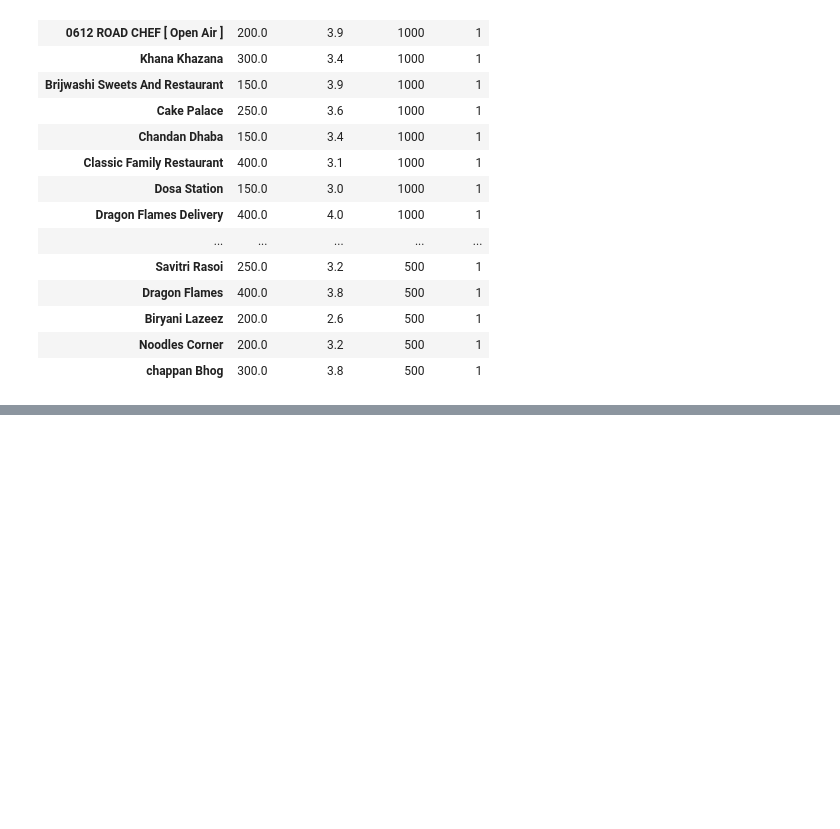
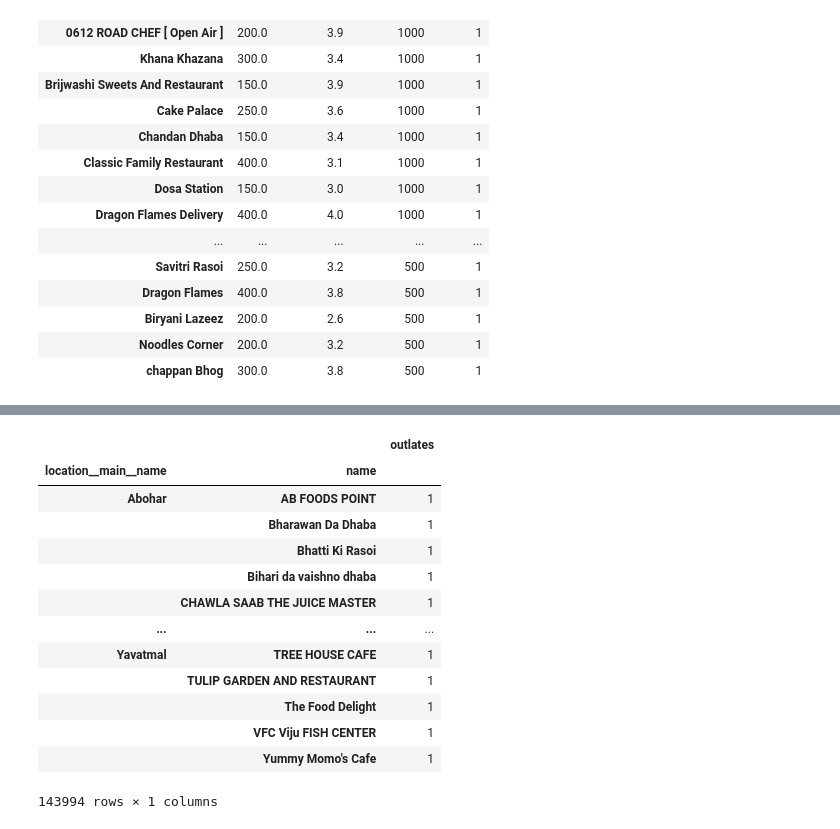
Before and after one commit to mm-reza/Hack-a-thon-GeeksforGeeks, a Jupyter notebook: Swiggy_data_analysis.ipynb, the cells around one changed output, grey strips where cells are left out. Saved outputs shown, nothing was run; the diff lists cells and outputs as text; code cells hidden in the pictures; blank space fills up the shorter version.

```diff
--- a/Swiggy_data_analysis.ipynb
+++ b/Swiggy_data_analysis.ipynb
@@ -665,0 +751,17 @@ grouped_df_patna.sort_values(by='num_ratings', ascending=False).head(50)
+# %%
+city_dataset
+# %% [output]
+|  |  | outlates |
+| location__main__name | name |  |
+| Abohar | AB FOODS POINT | 1 |
+|  | Bharawan Da Dhaba | 1 |
+|  | Bhatti Ki Rasoi | 1 |
+|  | Bihari da vaishno dhaba | 1 |
+|  | CHAWLA SAAB THE JUICE MASTER | 1 |
+| ... | ... | ... |
+| Yavatmal | TREE HOUSE CAFE | 1 |
+|  | TULIP GARDEN AND RESTAURANT | 1 |
+|  | The Food Delight | 1 |
+|  | VFC Viju FISH CENTER | 1 |
+|  | Yummy Momo's Cafe | 1 |
+143994 rows × 1 columns
```
Also changed, not shown: parts of 10 cells of this notebook.
